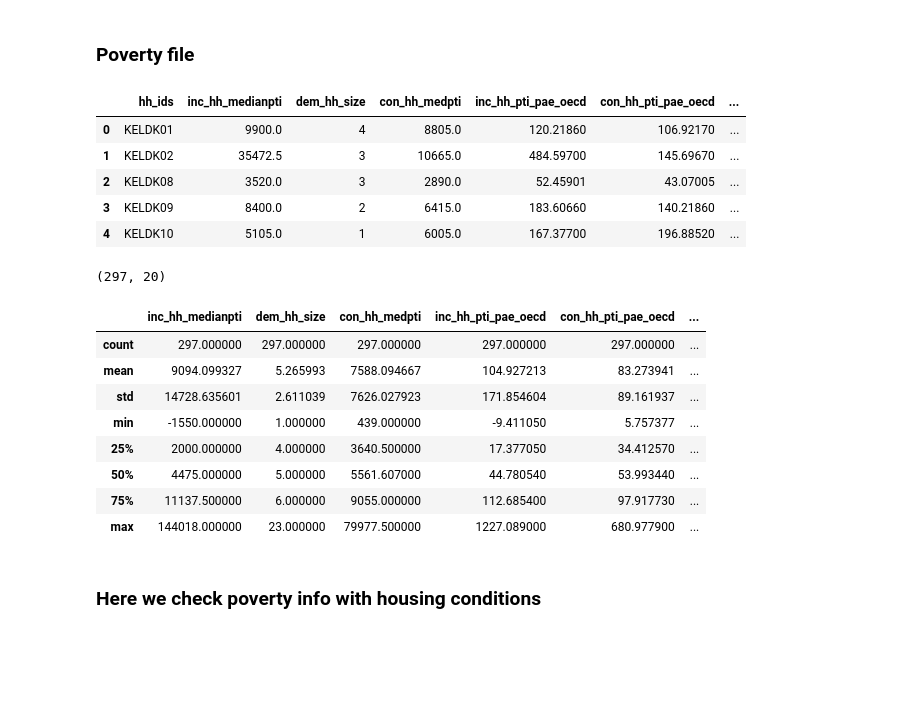
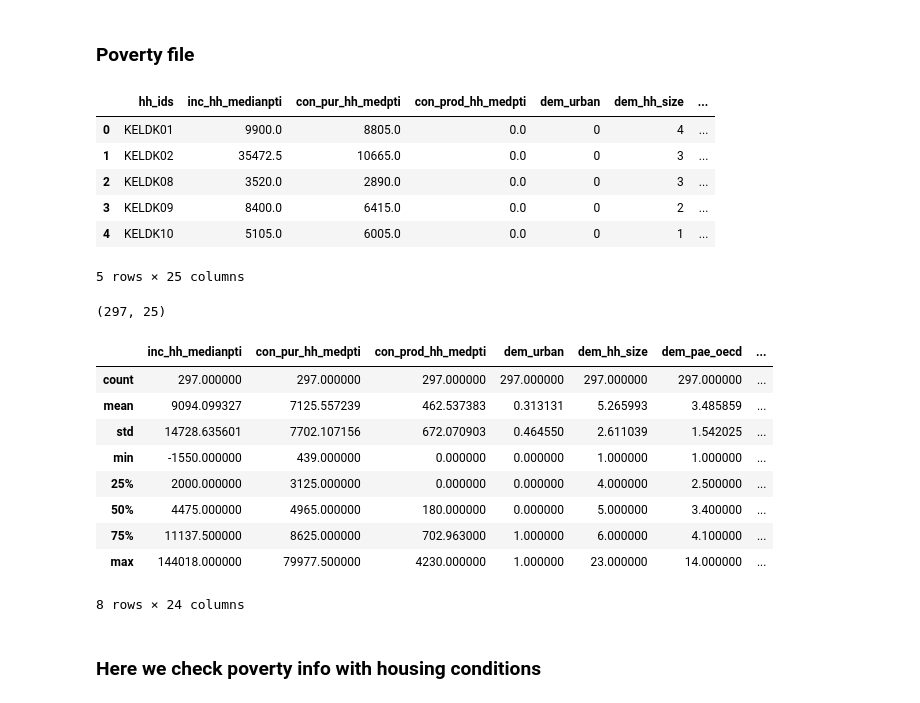
Before and after one commit to julclu/kenya_financial_diaries, a Jupyter notebook: datasets/inc-cons.ipynb, the cells around one changed output. Saved outputs shown, nothing was run; the diff lists cells and outputs as text; code cells hidden in the pictures; blank space fills up the shorter version.

```diff
--- a/datasets/inc-cons.ipynb
+++ b/datasets/inc-cons.ipynb
@@ -18,31 +18,33 @@ df = pd.read_csv("../../diaries_transactions_all.csv", low_memory=False);
 # %% [markdown]
 ### Poverty file
 # %%
-pov = pd.read_csv("../../pov_hh_over_trx_yr_mo_kes_excRR.csv", low_memory=False);
+pov = pd.read_csv("../aux_data/pov_hh_over_trx_yr_mo_kes_excRR.csv", low_memory=False);
 pov.head()
 # %% [output]
-|  | hh_ids | inc_hh_medianpti | dem_hh_size | con_hh_medpti | inc_hh_pti_pae_oecd | con_hh_pti_pae_oecd | ... |
-| 0 | KELDK01 | 9900.0 | 4 | 8805.0 | 120.21860 | 106.92170 | ... |
-| 1 | KELDK02 | 35472.5 | 3 | 10665.0 | 484.59700 | 145.69670 | ... |
-| 2 | KELDK08 | 3520.0 | 3 | 2890.0 | 52.45901 | 43.07005 | ... |
-| 3 | KELDK09 | 8400.0 | 2 | 6415.0 | 183.60660 | 140.21860 | ... |
-| 4 | KELDK10 | 5105.0 | 1 | 6005.0 | 167.37700 | 196.88520 | ... |
+|  | hh_ids | inc_hh_medianpti | con_pur_hh_medpti | con_prod_hh_medpti | dem_urban | dem_hh_size | ... |
+| 0 | KELDK01 | 9900.0 | 8805.0 | 0.0 | 0 | 4 | ... |
+| 1 | KELDK02 | 35472.5 | 10665.0 | 0.0 | 0 | 3 | ... |
+| 2 | KELDK08 | 3520.0 | 2890.0 | 0.0 | 0 | 3 | ... |
+| 3 | KELDK09 | 8400.0 | 6415.0 | 0.0 | 0 | 2 | ... |
+| 4 | KELDK10 | 5105.0 | 6005.0 | 0.0 | 0 | 1 | ... |
+5 rows × 25 columns
 # %%
 pov.shape
 # %% [output]
-(297, 20)
+(297, 25)
 # %%
 pov.describe()
 # %% [output]
-|  | inc_hh_medianpti | dem_hh_size | con_hh_medpti | inc_hh_pti_pae_oecd | con_hh_pti_pae_oecd | ... |
-| count | 297.000000 | 297.000000 | 297.000000 | 297.000000 | 297.000000 | ... |
-| mean | 9094.099327 | 5.265993 | 7588.094667 | 104.927213 | 83.273941 | ... |
-| std | 14728.635601 | 2.611039 | 7626.027923 | 171.854604 | 89.161937 | ... |
-| min | -1550.000000 | 1.000000 | 439.000000 | -9.411050 | 5.757377 | ... |
-| 25% | 2000.000000 | 4.000000 | 3640.500000 | 17.377050 | 34.412570 | ... |
-| 50% | 4475.000000 | 5.000000 | 5561.607000 | 44.780540 | 53.993440 | ... |
-| 75% | 11137.500000 | 6.000000 | 9055.000000 | 112.685400 | 97.917730 | ... |
-| max | 144018.000000 | 23.000000 | 79977.500000 | 1227.089000 | 680.977900 | ... |
+|  | inc_hh_medianpti | con_pur_hh_medpti | con_prod_hh_medpti | dem_urban | dem_hh_size | dem_pae_oecd | ... |
+| count | 297.000000 | 297.000000 | 297.000000 | 297.000000 | 297.000000 | 297.000000 | ... |
+| mean | 9094.099327 | 7125.557239 | 462.537383 | 0.313131 | 5.265993 | 3.485859 | ... |
+| std | 14728.635601 | 7702.107156 | 672.070903 | 0.464550 | 2.611039 | 1.542025 | ... |
+| min | -1550.000000 | 439.000000 | 0.000000 | 0.000000 | 1.000000 | 1.000000 | ... |
+| 25% | 2000.000000 | 3125.000000 | 0.000000 | 0.000000 | 4.000000 | 2.500000 | ... |
+| 50% | 4475.000000 | 4965.000000 | 180.000000 | 0.000000 | 5.000000 | 3.400000 | ... |
+| 75% | 11137.500000 | 8625.000000 | 702.963000 | 1.000000 | 6.000000 | 4.100000 | ... |
+| max | 144018.000000 | 79977.500000 | 4230.000000 | 1.000000 | 23.000000 | 14.000000 | ... |
+8 rows × 24 columns
 # %% [markdown]
 ### Here we check poverty info with housing conditions
 # %%
```
Also changed, not shown: parts of 10 cells of this notebook, 4 other files.
